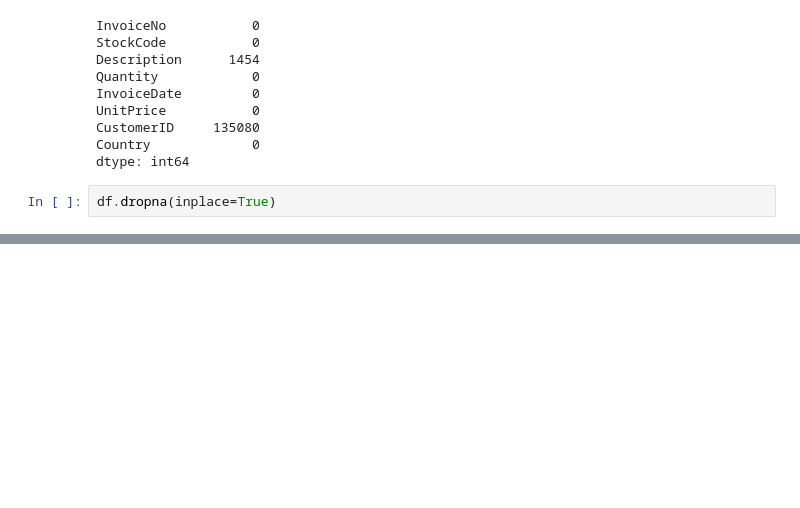
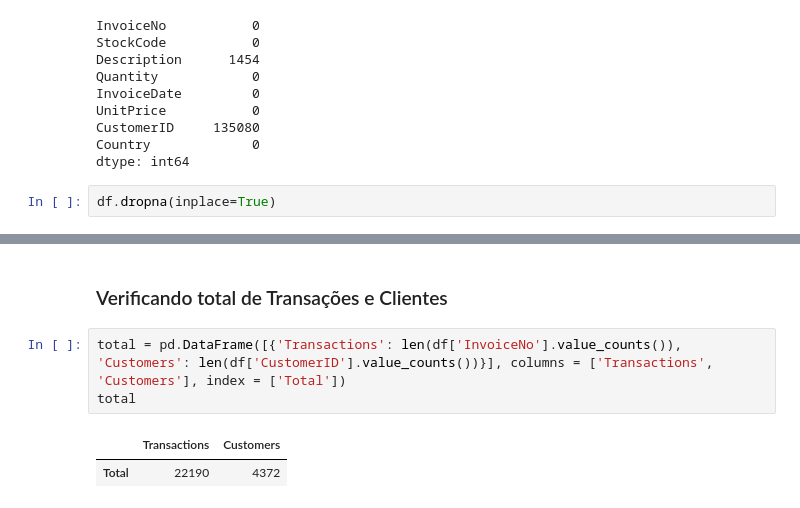
Before and after one commit to SkyNetRecruits/online_retail_dataset, a Jupyter notebook: pre_processing.ipynb, the cells around one changed output, grey strips where cells are left out. Saved outputs shown, nothing was run; the diff lists cells and outputs as text; blank space fills up the shorter version.

```diff
--- a/pre_processing.ipynb
+++ b/pre_processing.ipynb
@@ -100,0 +133,8 @@ plt.scatter(data)
+# %% [markdown]
+### Verificando total de Transações e Clientes
+# %%
+total = pd.DataFrame([{'Transactions': len(df['InvoiceNo'].value_counts()), 'Customers': len(df['CustomerID'].value_counts())}], columns = ['Transactions', 'Customers'], index = ['Total'])
+total
+# %% [output]
+|  | Transactions | Customers |
+| Total | 22190 | 4372 |
```
Also changed, not shown: parts of 15 cells of this notebook.
